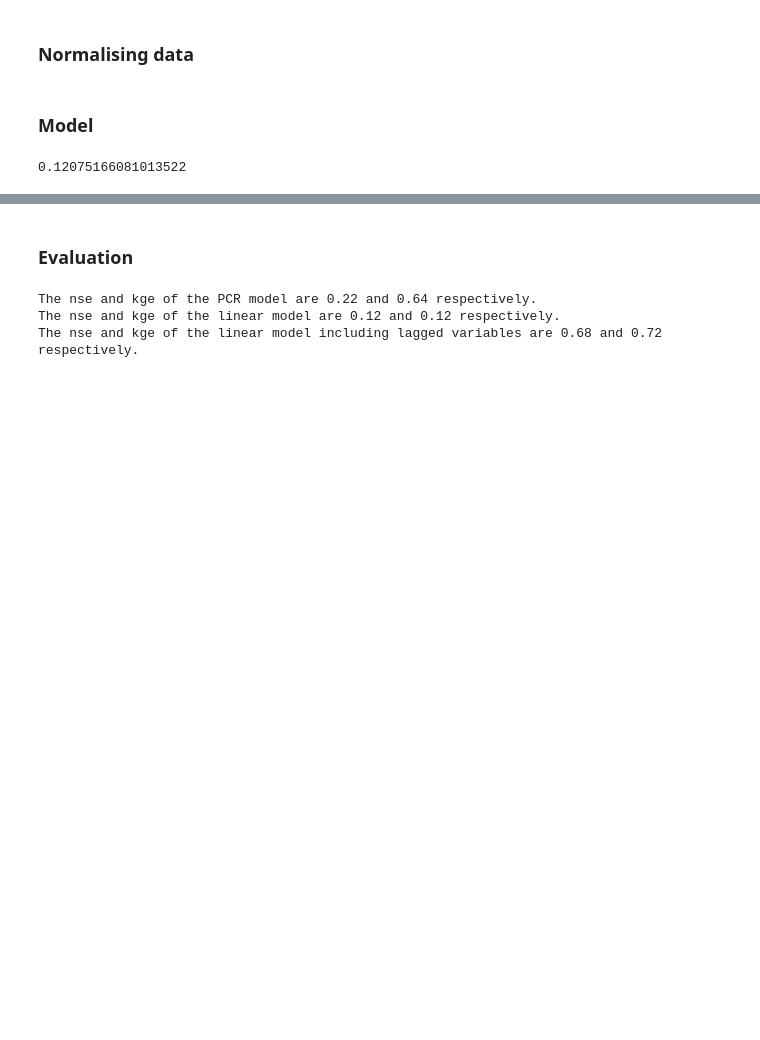
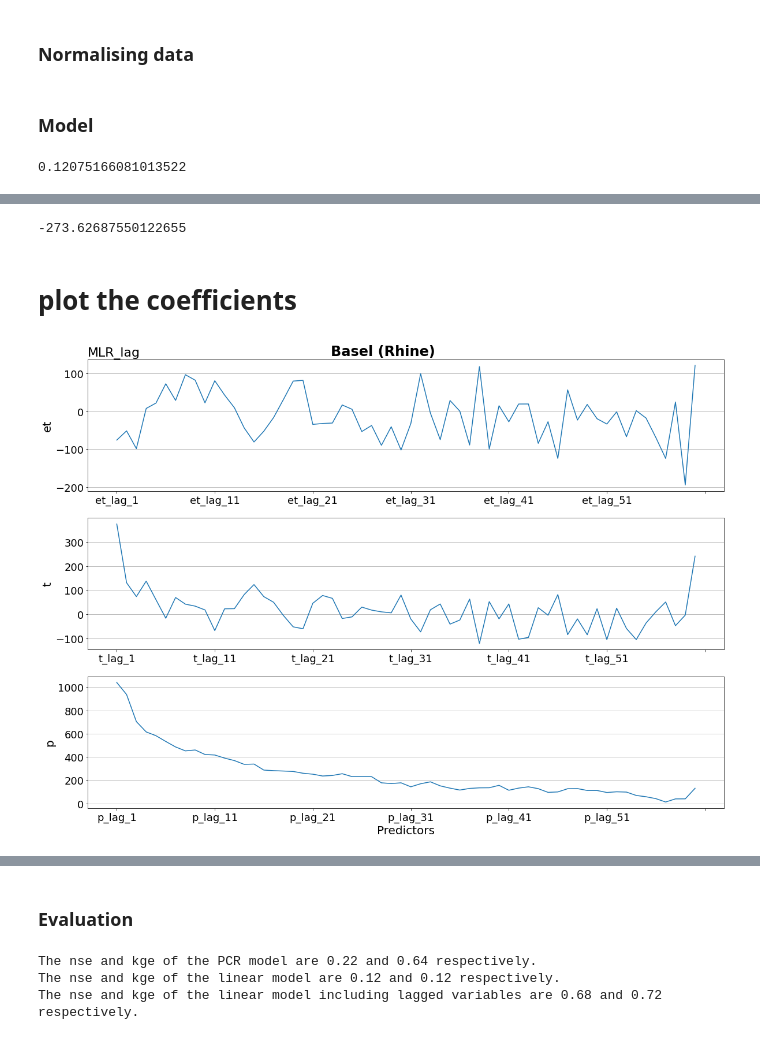
Before and after one commit to Maryam-Afshari/thesis, a Jupyter notebook: MLR_Basel.ipynb, the cells around one changed output, grey strips where cells are left out. Saved outputs shown, nothing was run; the diff lists cells and outputs as text; code cells hidden in the pictures; blank space fills up the shorter version.

```diff
--- a/MLR_Basel.ipynb
+++ b/MLR_Basel.ipynb
@@ -102,3 +103,9 @@ X_test = df_test[["et","t","p"]]
 # x-test with lagged vars
 X_test_lagged = df_test.drop(columns = ["obs","datetime"], axis =1)
 y_test = df_test.obs
+# %%
+# getting the names of features
+feature_names = X_train.columns
+
+# getting the names of features of the  MLR_lag
+feature_names_lagged = X_train_lagged.columns
@@ -140,0 +171,48 @@ lm_lag.score(X_test_lagged, y_test)
+# %%
+# getting the intercept of the MLR_lag model
+lm_lag.intercept_
+# %% [output]
+-273.62687550122655
+# %%
+# getting the coefficients of the MLR_lag model
+model_coefficients_lagged = lm_lag.coef_
+
+# reading the coefficients in a data frame
+coefficients_lagged_df = pd.DataFrame(data = model_coefficients_lagged,
+                              index = feature_names_lagged,
+                              columns = ['Coefficient_value'])
+# %% [markdown]
+# plot the coefficients
+# %%
+# getting the coefficients to plot
+df_et_coe = coefficients_lagged_df[coefficients_lagged_df.index.str.startswith("et")]
+df_t_coe = coefficients_lagged_df[coefficients_lagged_df.index.str.startswith("t")]
+df_p_coe = coefficients_lagged_df[coefficients_lagged_df.index.str.startswith("p")]
+df_negative_coe = coefficients_lagged_df[coefficients_lagged_df.Coefficient_value < 0]
+# %%
+# pltoing the coefficients of the MLR_lag
+
+plt.rcParams.update({'font.size': 20})
+
+fig, axes = plt.subplots(nrows=3, ncols=1, figsize=(17, 20*2/(1+5**0.5)))
+df_et_coe.plot(ax = axes[0], legend=False, ylabel = "et", label = "Coefficient")
+df_t_coe.plot(ax = axes[1],  legend=False, ylabel = "t")
+df_p_coe.plot(ax = axes[2],  legend=False, ylabel = "p", xlabel = "Predictors")
+
+
+# tweak the axes
+axes[0].set_title("MLR_lag", loc ="left", fontsize =22)
+
+
+for ax in axes:
+  ax.grid(axis = 'y')
+  ax.tick_params(axis='y', labelsize=18)
+  ax.tick_params(axis='x', labelsize=18)
+
+fig.suptitle('Basel (Rhine)',fontweight ="bold")
+fig.tight_layout()
+# saving the fig
+plt.savefig("/content/drive/MyDrive/Thesis-Afshari/figures/coeficient_basel.png")
+plt.show()
+# %% [output]
+[figure, added]
```
Also changed, not shown: parts of 10 cells of this notebook.
